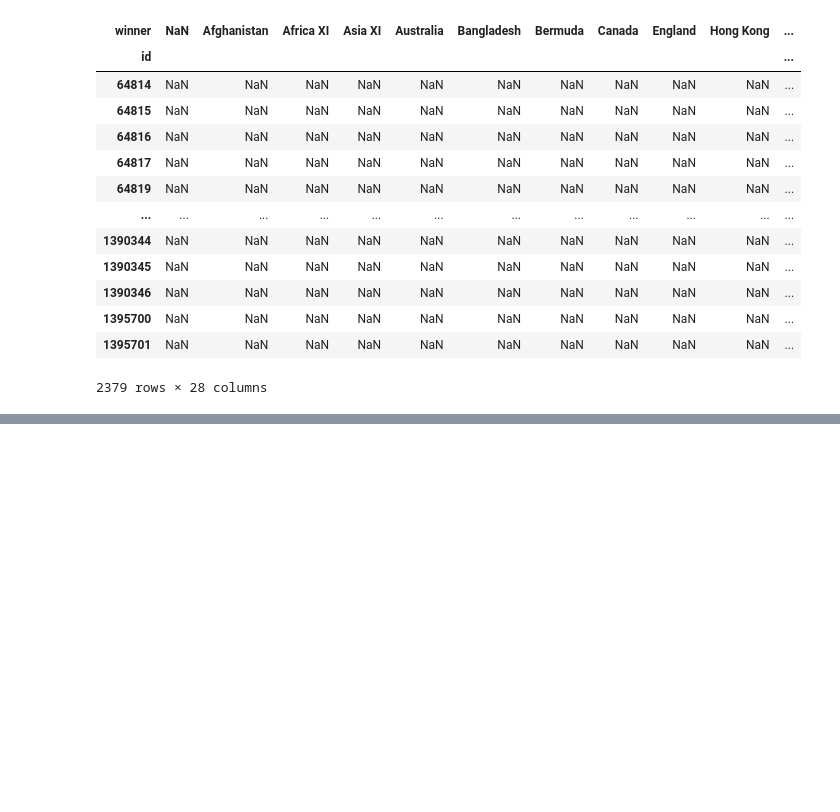
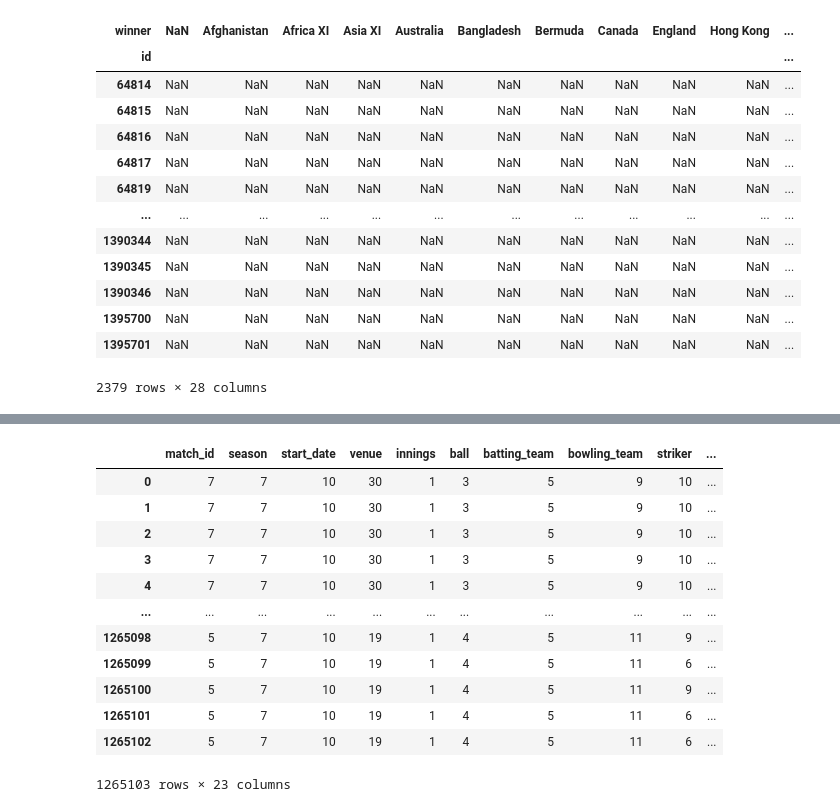
Before and after one commit to DNeilson67/FODS, a Jupyter notebook: Week 4/main.ipynb, the cells around one changed output, grey strips where cells are left out. Drawn from its saved outputs; the diff is of its cells as text; code cells hidden in the pictures; blank space fills up the shorter version.

```diff
--- a/Week 4/main.ipynb
+++ b/Week 4/main.ipynb
@@ -333,0 +493,18 @@ df2.pivot(index = 'id', columns='winner', values='player_of_match')
+# %%
+#Counting the len of string
+df.applymap(lambda x : len(str(x)))
+#using anonymous function
+# %% [output]
+|  | match_id | season | start_date | venue | innings | ball | batting_team | bowling_team | striker | ... |
+| 0 | 7 | 7 | 10 | 30 | 1 | 3 | 5 | 9 | 10 | ... |
+| 1 | 7 | 7 | 10 | 30 | 1 | 3 | 5 | 9 | 10 | ... |
+| 2 | 7 | 7 | 10 | 30 | 1 | 3 | 5 | 9 | 10 | ... |
+| 3 | 7 | 7 | 10 | 30 | 1 | 3 | 5 | 9 | 10 | ... |
+| 4 | 7 | 7 | 10 | 30 | 1 | 3 | 5 | 9 | 10 | ... |
+| ... | ... | ... | ... | ... | ... | ... | ... | ... | ... | ... |
+| 1265098 | 5 | 7 | 10 | 19 | 1 | 4 | 5 | 11 | 9 | ... |
+| 1265099 | 5 | 7 | 10 | 19 | 1 | 4 | 5 | 11 | 6 | ... |
+| 1265100 | 5 | 7 | 10 | 19 | 1 | 4 | 5 | 11 | 9 | ... |
+| 1265101 | 5 | 7 | 10 | 19 | 1 | 4 | 5 | 11 | 6 | ... |
+| 1265102 | 5 | 7 | 10 | 19 | 1 | 4 | 5 | 11 | 6 | ... |
+1265103 rows × 23 columns
```
Also changed, not shown: parts of 43 cells of this notebook, 1 other file.
